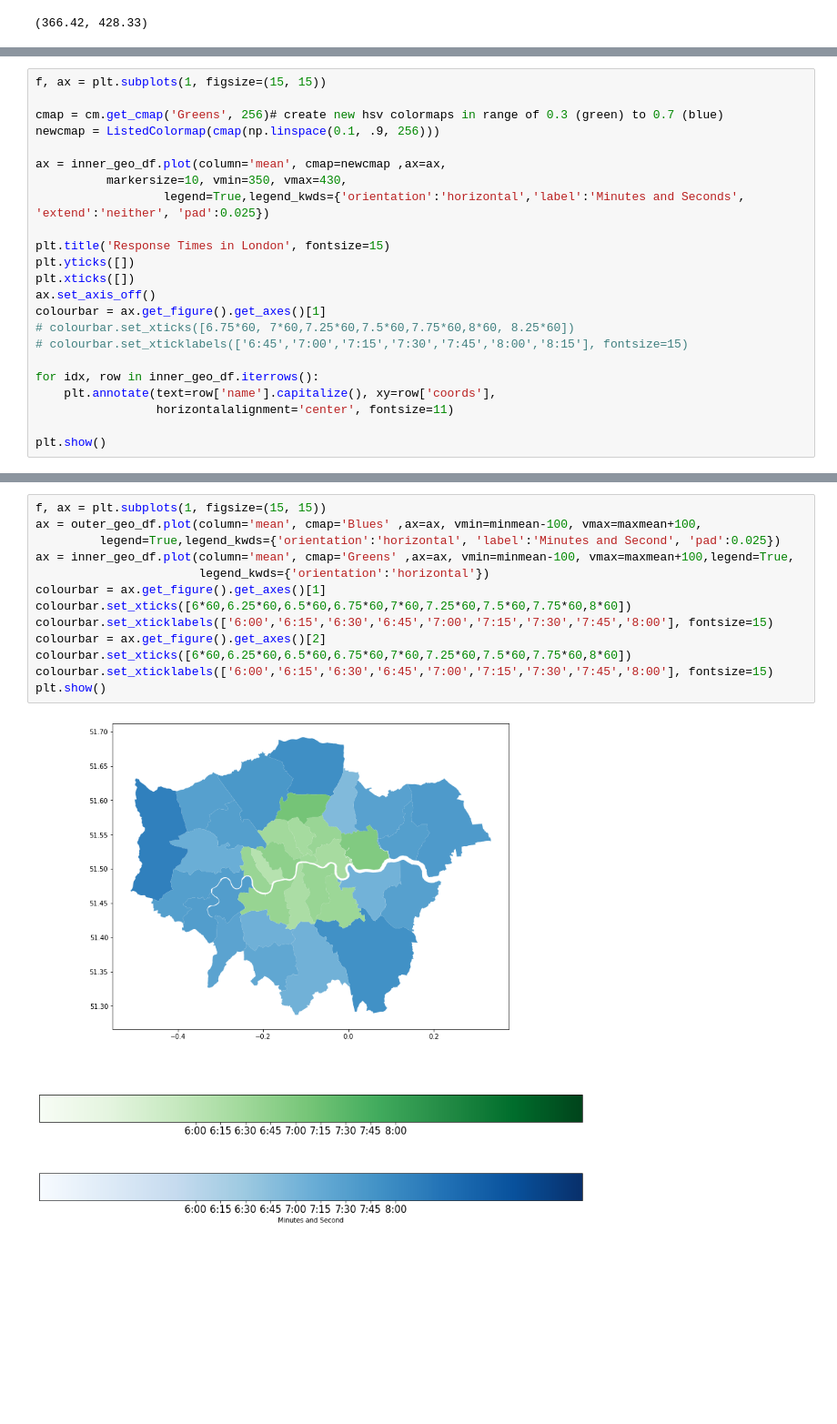
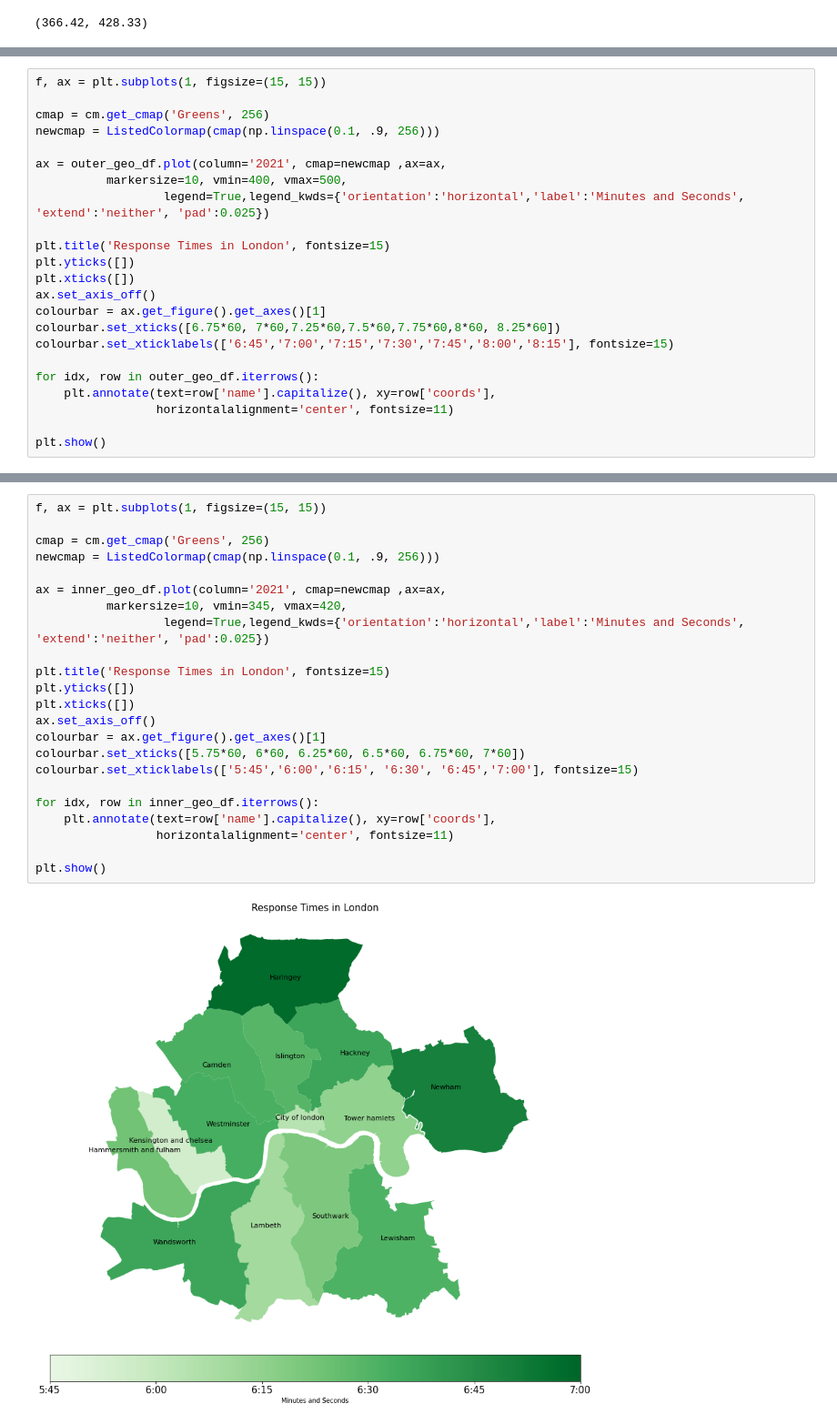
Before and after one commit to bendthompson/london-fires, a Jupyter notebook: notebooks/report.ipynb, the cells around one changed output, grey strips where cells are left out. Shown at 91% size. Drawn from its saved outputs; the diff is of its cells as text; blank space fills up the shorter version.

```diff
--- a/notebooks/report.ipynb
+++ b/notebooks/report.ipynb
@@ -280,11 +340,11 @@ inner_minmean, inner_maxmean
 # %%
 f, ax = plt.subplots(1, figsize=(15, 15))
 
-cmap = cm.get_cmap('Greens', 256)# create new hsv colormaps in range of 0.3 (green) to 0.7 (blue)
+cmap = cm.get_cmap('Greens', 256)
 newcmap = ListedColormap(cmap(np.linspace(0.1, .9, 256)))
 
-ax = inner_geo_df.plot(column='mean', cmap=newcmap ,ax=ax,
-          markersize=10, vmin=350, vmax=430,
+ax = outer_geo_df.plot(column='2021', cmap=newcmap ,ax=ax,
+          markersize=10, vmin=400, vmax=500,
                   legend=True,legend_kwds={'orientation':'horizontal','label':'Minutes and Seconds', 'extend':'neither', 'pad':0.025})
 
 plt.title('Response Times in London', fontsize=15)
@@ -292,10 +352,10 @@ plt.yticks([])
 plt.xticks([])
 ax.set_axis_off()
 colourbar = ax.get_figure().get_axes()[1]
-# colourbar.set_xticks([6.75*60, 7*60,7.25*60,7.5*60,7.75*60,8*60, 8.25*60])
-# colourbar.set_xticklabels(['6:45','7:00','7:15','7:30','7:45','8:00','8:15'], fontsize=15)
+colourbar.set_xticks([6.75*60, 7*60,7.25*60,7.5*60,7.75*60,8*60, 8.25*60])
+colourbar.set_xticklabels(['6:45','7:00','7:15','7:30','7:45','8:00','8:15'], fontsize=15)
 
-for idx, row in inner_geo_df.iterrows():
+for idx, row in outer_geo_df.iterrows():
     plt.annotate(text=row['name'].capitalize(), xy=row['coords'],
                  horizontalalignment='center', fontsize=11)
 
@@ -305,15 +370,25 @@ plt.show()
 # %%
 f, ax = plt.subplots(1, figsize=(15, 15))
-ax = outer_geo_df.plot(column='mean', cmap='Blues' ,ax=ax, vmin=minmean-100, vmax=maxmean+100,
-         legend=True,legend_kwds={'orientation':'horizontal', 'label':'Minutes and Second', 'pad':0.025})
-ax = inner_geo_df.plot(column='mean', cmap='Greens' ,ax=ax, vmin=minmean-100, vmax=maxmean+100,legend=True,
-                       legend_kwds={'orientation':'horizontal'})
+
+cmap = cm.get_cmap('Greens', 256)
+newcmap = ListedColormap(cmap(np.linspace(0.1, .9, 256)))
+
+ax = inner_geo_df.plot(column='2021', cmap=newcmap ,ax=ax,
+          markersize=10, vmin=345, vmax=420,
+                  legend=True,legend_kwds={'orientation':'horizontal','label':'Minutes and Seconds', 'extend':'neither', 'pad':0.025})
+
+plt.title('Response Times in London', fontsize=15)
+plt.yticks([])
+plt.xticks([])
+ax.set_axis_off()
 colourbar = ax.get_figure().get_axes()[1]
-colourbar.set_xticks([6*60,6.25*60,6.5*60,6.75*60,7*60,7.25*60,7.5*60,7.75*60,8*60])
-colourbar.set_xticklabels(['6:00','6:15','6:30','6:45','7:00','7:15','7:30','7:45','8:00'], fontsize=15)
-colourbar = ax.get_figure().get_axes()[2]
-colourbar.set_xticks([6*60,6.25*60,6.5*60,6.75*60,7*60,7.25*60,7.5*60,7.75*60,8*60])
-colourbar.set_xticklabels(['6:00','6:15','6:30','6:45','7:00','7:15','7:30','7:45','8:00'], fontsize=15)
+colourbar.set_xticks([5.75*60, 6*60, 6.25*60, 6.5*60, 6.75*60, 7*60])
+colourbar.set_xticklabels(['5:45','6:00','6:15', '6:30', '6:45','7:00'], fontsize=15)
+
+for idx, row in inner_geo_df.iterrows():
+    plt.annotate(text=row['name'].capitalize(), xy=row['coords'],
+                 horizontalalignment='center', fontsize=11)
+
 plt.show()
 # %% [output]
-[figure, old version]
+[figure, new version]
```
Also changed, not shown: parts of 23 cells of this notebook.
